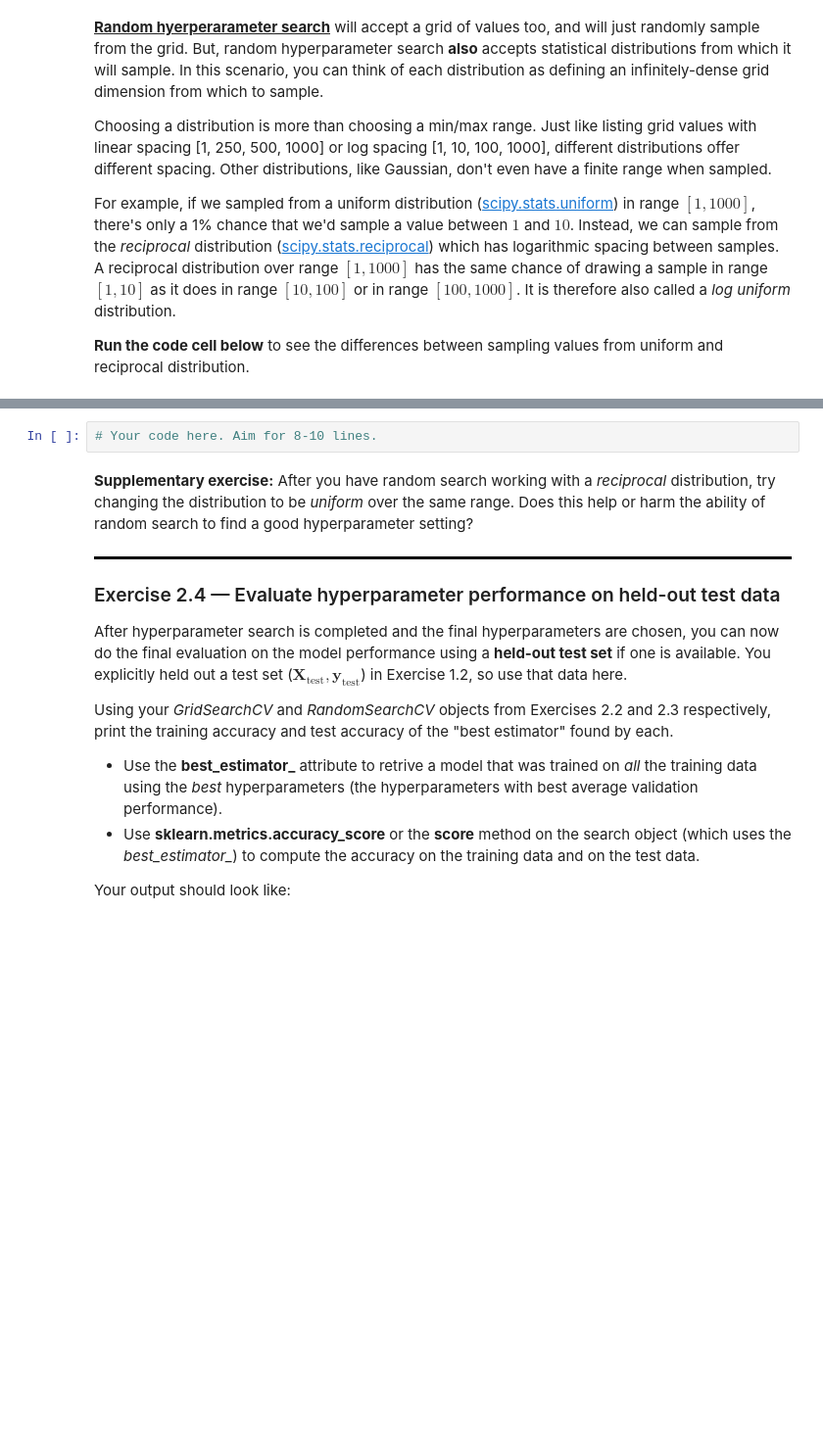
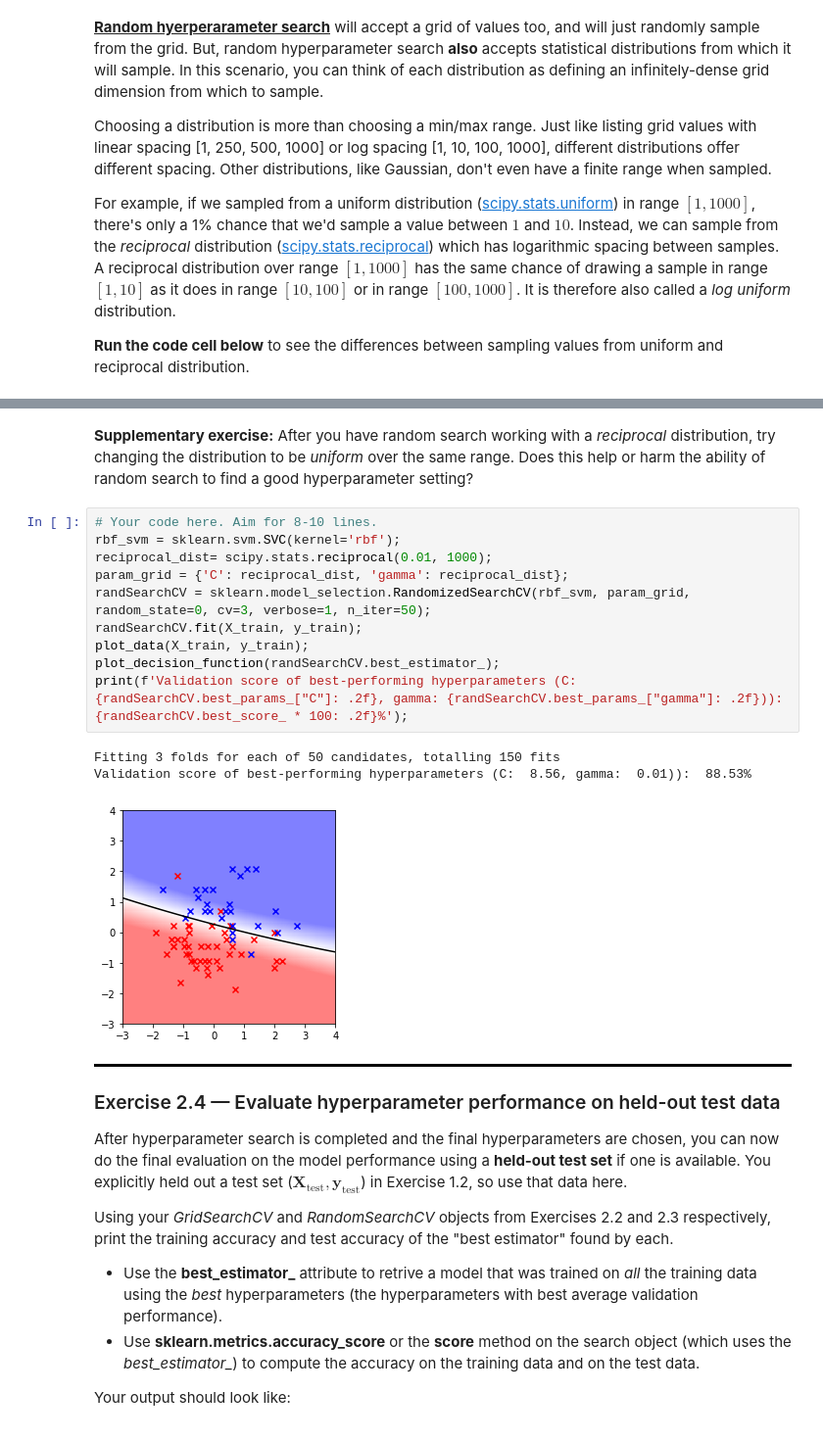
Before and after one commit to alimus22/SOEN, a Jupyter notebook: COMP432/lab8/lab8-exercises.ipynb, the cells around one changed output, grey strips where cells are left out. Shown at 98% size. Drawn from its saved outputs; the diff is of its cells as text; blank space fills up the shorter version.

```diff
--- a/COMP432/lab8/lab8-exercises.ipynb
+++ b/COMP432/lab8/lab8-exercises.ipynb
@@ -335,10 +349,22 @@ Your plot should look something like this:
 ![image](img/random-search-niter-50.png)
 
 If your decision boundary looks more complex than the above plot, try increasing the *n_iter* parameter, because 16 random hyperparameter settings may not be enough to find a setting that has a good cross validation score.
-# %%
-# Your code here. Aim for 8-10 lines.
 # %% [markdown]
 **Supplementary exercise:** After you have random search working with a *reciprocal* distribution, try changing the distribution to be *uniform* over the same range. Does this help or harm the ability of random search to find a good hyperparameter setting?
+# %%
+# Your code here. Aim for 8-10 lines.
+rbf_svm = sklearn.svm.SVC(kernel='rbf');
+reciprocal_dist= scipy.stats.reciprocal(0.01, 1000);
+param_grid = {'C': reciprocal_dist, 'gamma': reciprocal_dist};
+randSearchCV = sklearn.model_selection.RandomizedSearchCV(rbf_svm, param_grid, random_state=0, cv=3, verbose=1, n_iter=50);
+randSearchCV.fit(X_train, y_train);
+plot_data(X_train, y_train);
+plot_decision_function(randSearchCV.best_estimator_);
+print(f'Validation score of best-performing hyperparameters (C: {randSearchCV.best_params_["C"]: .2f}, gamma: {randSearchCV.best_params_["gamma"]: .2f})): {randSearchCV.best_score_ * 100: .2f}%');
+# %% [output]
+Fitting 3 folds for each of 50 candidates, totalling 150 fits
+Validation score of best-performing hyperparameters (C:  8.56, gamma:  0.01)):  88.53%
+[figure, added]
 # %% [markdown]
 <div style="border-bottom: 3px solid black; margin-bottom:5px"></div>
 
```
Also changed, not shown: parts of 6 cells of this notebook.
